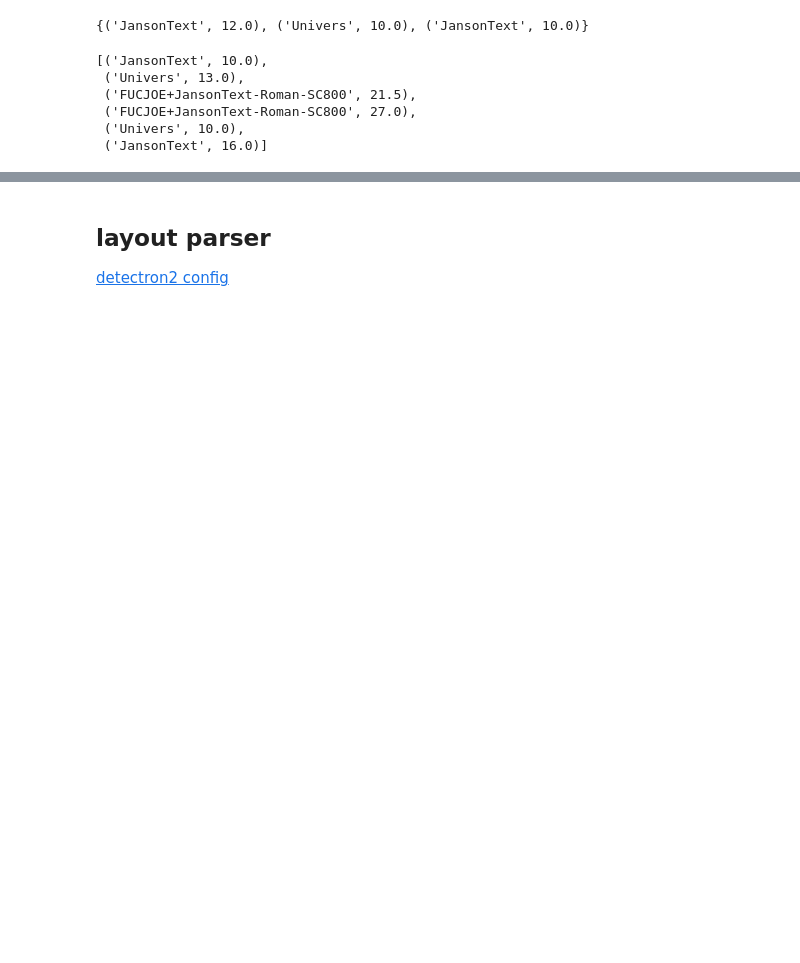
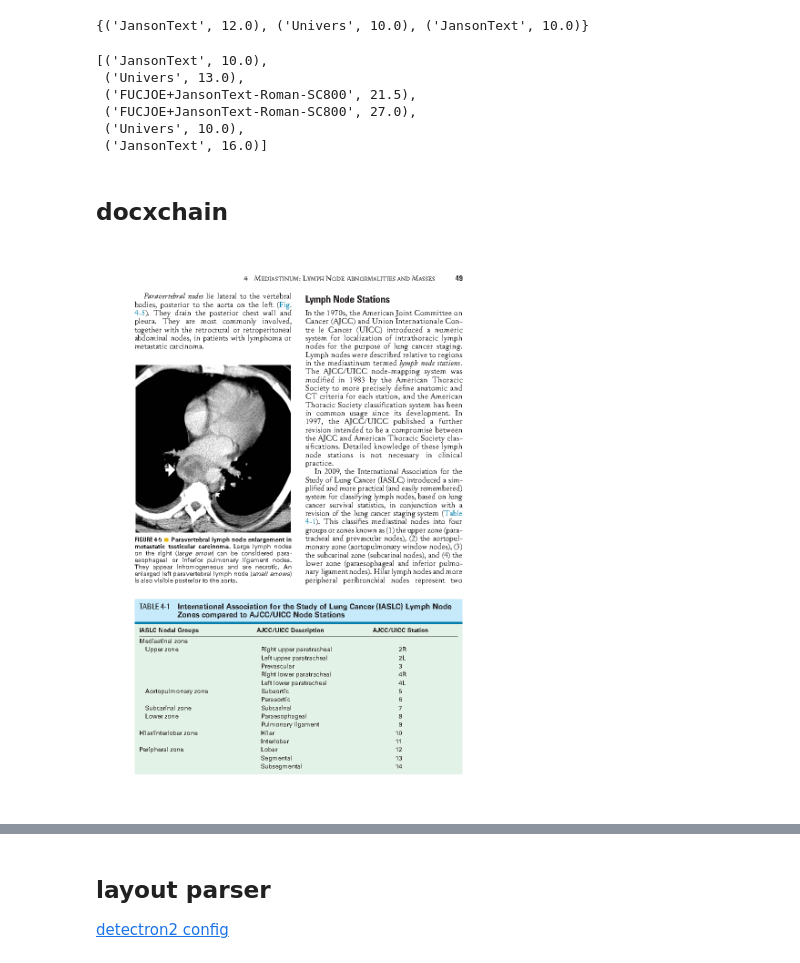
Before and after one commit to bdrad/book-scrape, a Jupyter notebook: scrape.ipynb, the cells around one changed output, grey strips where cells are left out. Drawn from its saved outputs; the diff is of its cells as text; code cells hidden in the pictures; blank space fills up the shorter version.

```diff
--- a/scrape.ipynb
+++ b/scrape.ipynb
@@ -373,3 +375,14 @@ extract_fonts(pg)
  ('FUCJOE+JansonText-Roman-SC800', 27.0),
  ('Univers', 10.0),
  ('JansonText', 16.0)]
+# %% [markdown]
+## docxchain
+# %%
+import pdfplumber
+pdf = pdfplumber.open('/home/bdrad/Documents/Vogel/book-scrape/scrape/Chest - Webb - Fundamentals of Body CT (4e).pdf')
+pg = pdf.pages[52]
+im = pg.to_image(resolution=300).original
+pg.to_image(resolution=120).original
+# im.save("test2.png")
+# %% [output]
+[figure, added]
```
Also changed, not shown: parts of 9 cells of this notebook, 6 other files.
